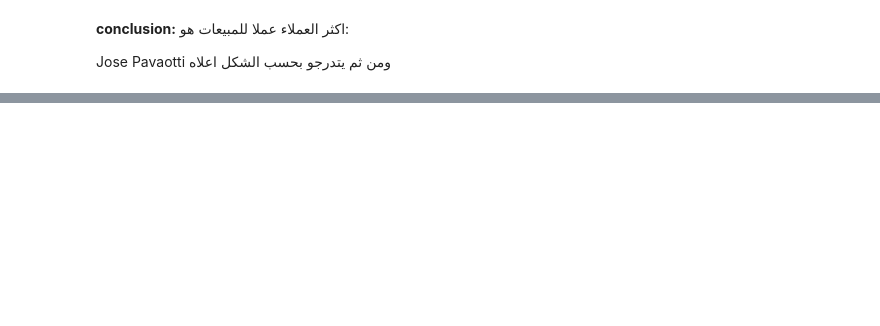
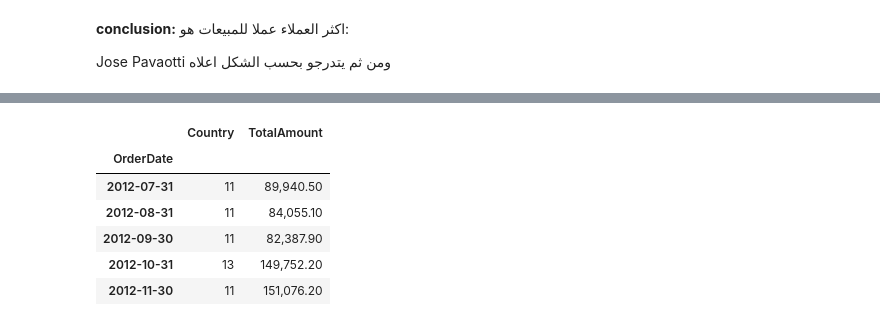
Before and after one commit to SallyHummran24/onlinefoods, a Jupyter notebook: salesinvo.ipynb, the cells around one changed output, grey strips where cells are left out. Drawn from its saved outputs; the diff is of its cells as text; code cells hidden in the pictures; blank space fills up the shorter version.

```diff
--- a/salesinvo.ipynb
+++ b/salesinvo.ipynb
@@ -289,0 +303,11 @@ Jose Pavaotti
+# %%
+multivar=multivar.resample('1M').agg({'Country':'nunique', 'TotalAmount':'sum'})
+multivar.head()
+# %% [output]
+|  | Country | TotalAmount |
+| OrderDate |  |  |
+| 2012-07-31 | 11 | 89,940.50 |
+| 2012-08-31 | 11 | 84,055.10 |
+| 2012-09-30 | 11 | 82,387.90 |
+| 2012-10-31 | 13 | 149,752.20 |
+| 2012-11-30 | 11 | 151,076.20 |
```
Also changed, not shown: parts of 16 cells of this notebook.
